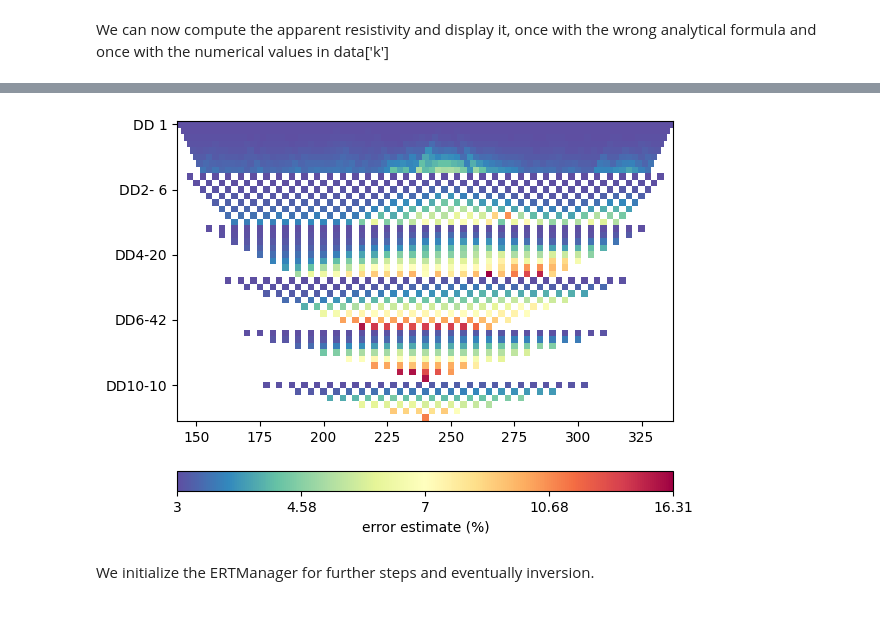
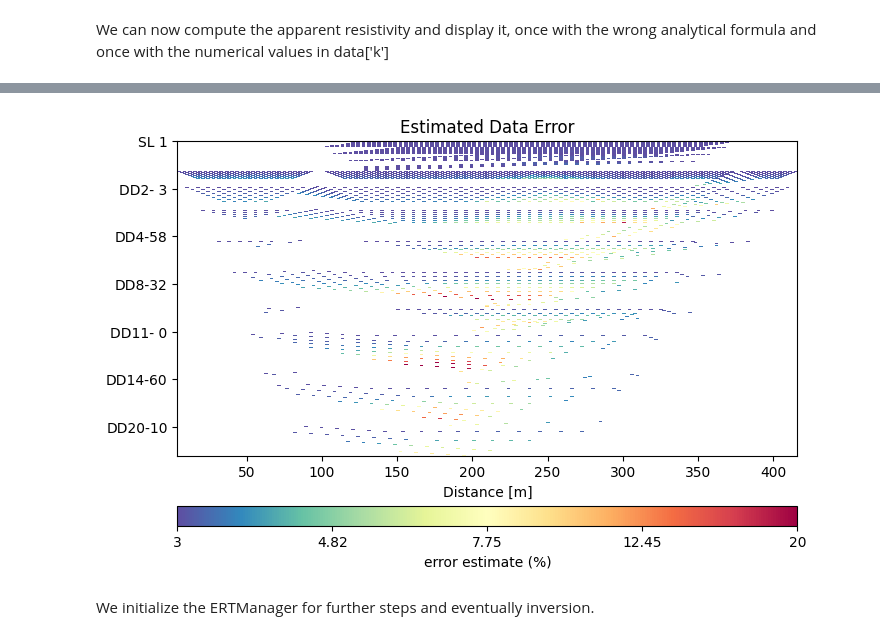
Before and after one commit to sydpas/erth370-w2026-sydpas, a Jupyter notebook: pygimex/ert/my_line01_DD.ipynb, the cells around one changed output, grey strips where cells are left out. Saved outputs shown, nothing was run; the diff lists cells and outputs as text; code cells hidden in the pictures.

```diff
--- a/pygimex/ert/my_line01_DD.ipynb
+++ b/pygimex/ert/my_line01_DD.ipynb
@@ -108,10 +160,16 @@ manager guess some defaults for us automaticly or set them manually
-# %%
-data.estimateError(relativeError=0.03, absoluteUError=5e-5)
-# which internally calls
-# data['err'] = ert.estimateError(data, ...)  # can also set manually
-_ = data.show(data['err']*100, label='error estimate (%)')
-# %% [output]
-[figure, removed]
+# %%
+data.estimateError(relativeError=0.03, absoluteUError=5e-5)
+
+fig, ax = plt.subplots(figsize=(8,5))
+_ = data.show( data['err']*100, ax=ax,
+    label='error estimate (%)', xlabel='Distance [m]',
+    cMin=3, cMax=20)
+
+ax.set_title('Estimated Data Error');
+
+fig.savefig(r"figures/line01/data_error.png", dpi=300, bbox_inches='tight')
+# %% [output]
+[figure, added]
 # %% [markdown]
 We initialize the ERTManager for further steps and eventually inversion.
 # %%
```
Also changed, not shown: parts of 13 cells of this notebook.
